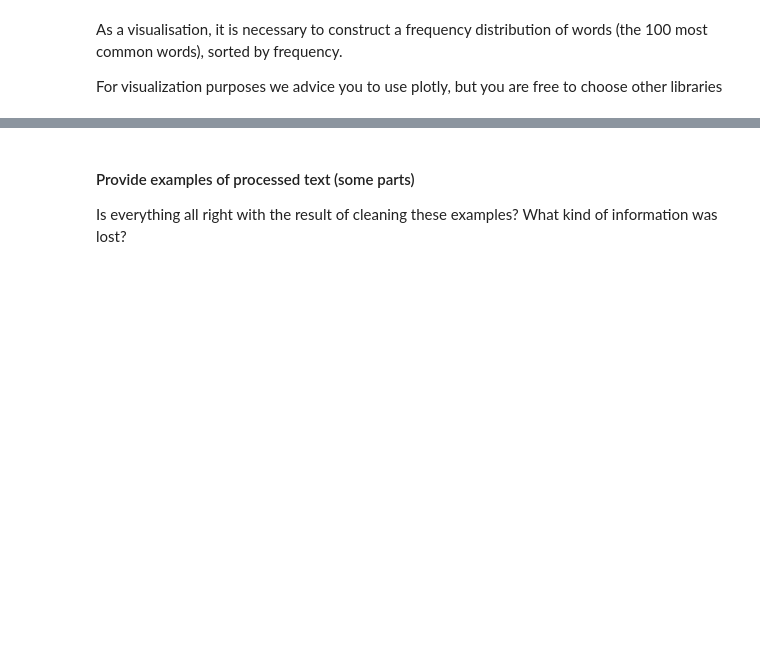
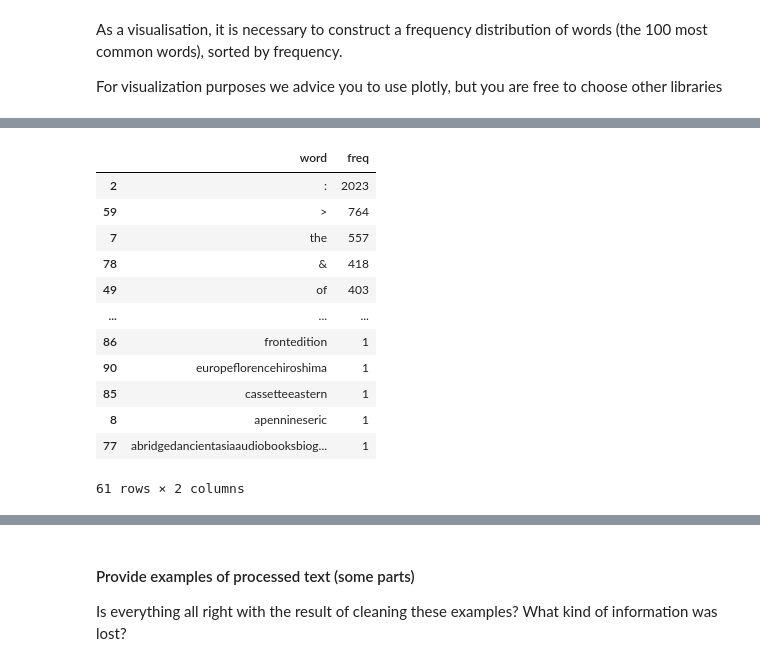
Before and after one commit to bogya345/NLP_labs, a Jupyter notebook: hw1.ipynb, the cells around one changed output, grey strips where cells are left out. Saved outputs shown, nothing was run; the diff lists cells and outputs as text; code cells hidden in the pictures; blank space fills up the shorter version.

```diff
--- a/hw1.ipynb
+++ b/hw1.ipynb
@@ -160,0 +232,44 @@ For visualization purposes we advice you to use plotly, but you are free to choo
+# %%
+def get_wordfreq(list, limit=100):
+    fwordfreq = []
+    for word in list:
+
+        fwordfreq.append([word, int(list.count(word))])
+
+        if(len(fwordfreq) >= limit):
+            break
+
+        continue
+
+    fwordfreq = pd.DataFrame(fwordfreq, columns=['word', 'freq'])
+    fwordfreq.drop_duplicates(inplace=True)
+
+    return fwordfreq
+# %%
+# init flatten list of words
+fldata = []
+for sublist in ldata:
+    for item in sublist:
+        # if item not in fldata:
+        fldata.append(item)
+        continue
+    continue
+
+fwordfreq = get_wordfreq(fldata)
+# fwordfreq = fwordfreq[fwordfreq[:, 1].argsort()[::-1]]
+fwordfreq.sort_values(by=['freq', 'word'], ascending=False, inplace=True)
+fwordfreq
+# %% [output]
+|  | word | freq |
+| 2 | : | 2023 |
+| 59 | > | 764 |
+| 7 | the | 557 |
+| 78 | & | 418 |
+| 49 | of | 403 |
+| ... | ... | ... |
+| 86 | frontedition | 1 |
+| 90 | europeflorencehiroshima | 1 |
+| 85 | cassetteeastern | 1 |
+| 8 | apennineseric | 1 |
+| 77 | abridgedancientasiaaudiobooksbiog... | 1 |
+61 rows × 2 columns
```
Also changed, not shown: parts of 34 cells of this notebook, 1 other file.
